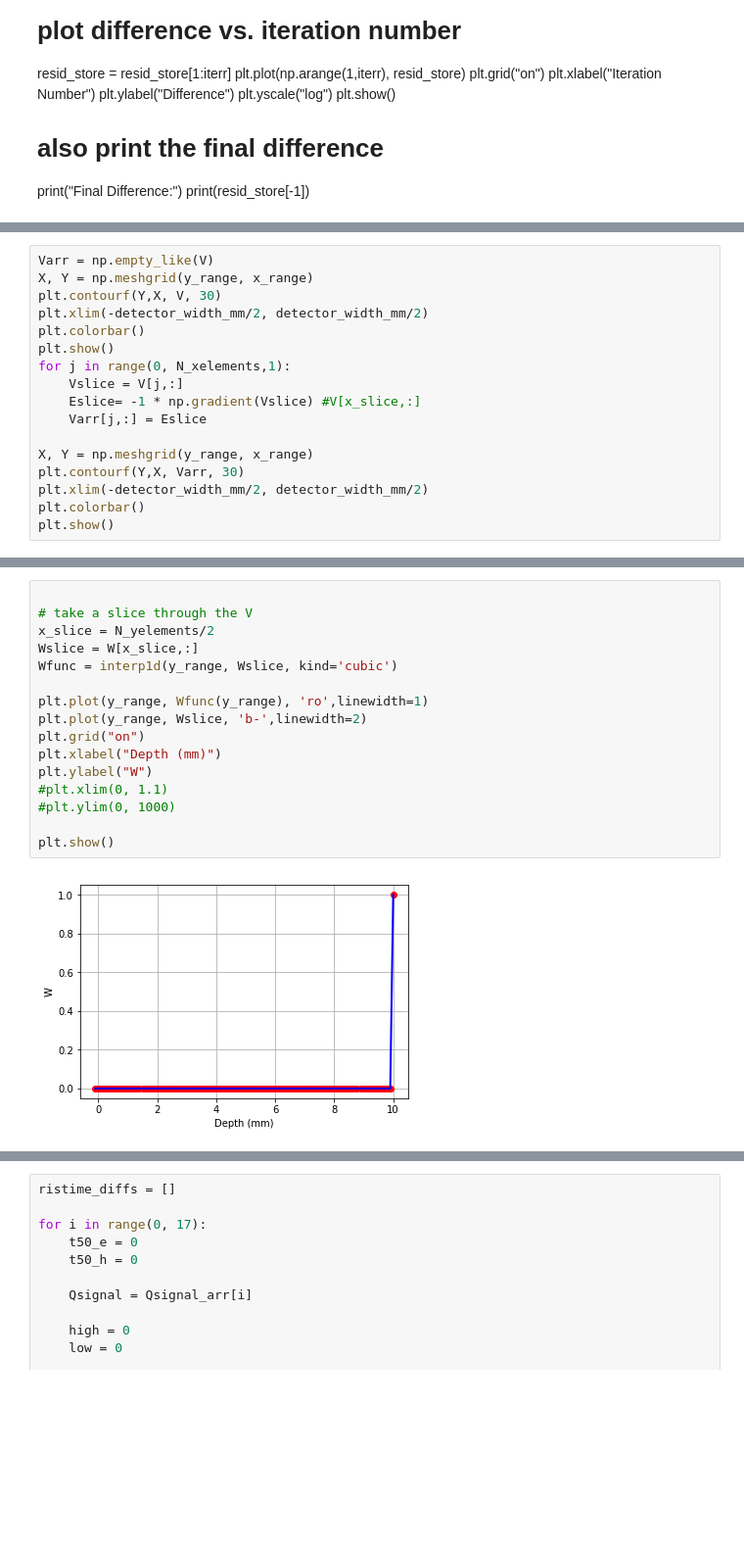
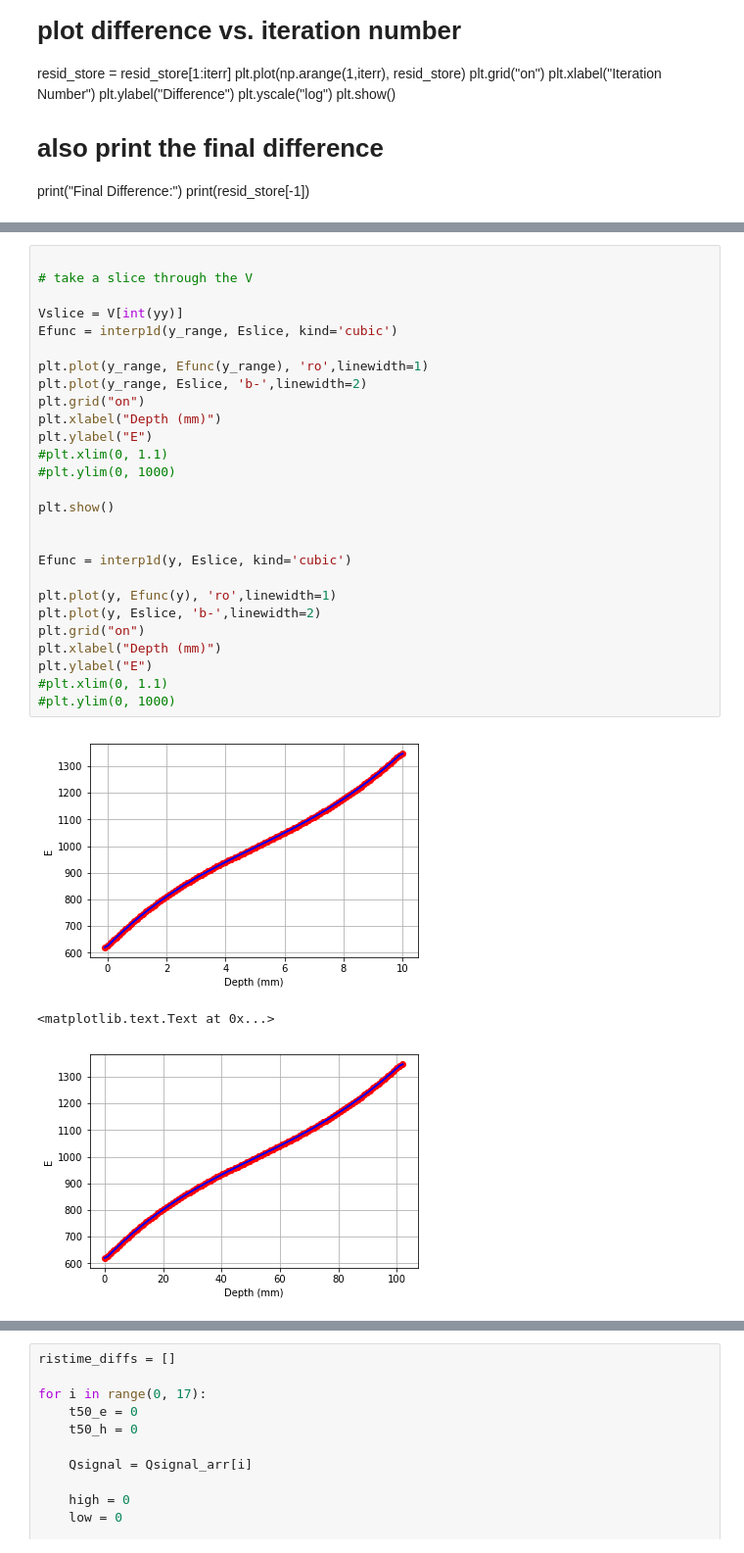
Before and after one commit to jmsz/signals, a Jupyter notebook: wp_3d.ipynb, the cells around one changed output, grey strips where cells are left out. Shown at 98% size. Drawn from its saved outputs; the diff is of its cells as text; blank space fills up the shorter version.

```diff
--- a/wp_3d.ipynb
+++ b/wp_3d.ipynb
@@ -521,17 +437,0 @@ plt.colorbar()
-# %%
-Varr = np.empty_like(V)
-X, Y = np.meshgrid(y_range, x_range)
-plt.contourf(Y,X, V, 30)
-plt.xlim(-detector_width_mm/2, detector_width_mm/2)
-plt.colorbar()
-plt.show()
-for j in range(0, N_xelements,1):
-    Vslice = V[j,:]
-    Eslice= -1 * np.gradient(Vslice) #V[x_slice,:]
-    Varr[j,:] = Eslice
-
-X, Y = np.meshgrid(y_range, x_range)
-plt.contourf(Y,X, Varr, 30)
-plt.xlim(-detector_width_mm/2, detector_width_mm/2)
-plt.colorbar()
-plt.show()
@@ -596,18 +503,31 @@ plt.show()
 # %%
 
 # take a slice through the V
-x_slice = N_yelements/2
-Wslice = W[x_slice,:]
-Wfunc = interp1d(y_range, Wslice, kind='cubic')
 
-plt.plot(y_range, Wfunc(y_range), 'ro',linewidth=1)
-plt.plot(y_range, Wslice, 'b-',linewidth=2)
+Vslice = V[int(yy)]
+Efunc = interp1d(y_range, Eslice, kind='cubic')
+
+plt.plot(y_range, Efunc(y_range), 'ro',linewidth=1)
+plt.plot(y_range, Eslice, 'b-',linewidth=2)
 plt.grid("on")
 plt.xlabel("Depth (mm)")
-plt.ylabel("W")
+plt.ylabel("E")
 #plt.xlim(0, 1.1)
 #plt.ylim(0, 1000)
 
 plt.show()
+
+
+Efunc = interp1d(y, Eslice, kind='cubic')
+
+plt.plot(y, Efunc(y), 'ro',linewidth=1)
+plt.plot(y, Eslice, 'b-',linewidth=2)
+plt.grid("on")
+plt.xlabel("Depth (mm)")
+plt.ylabel("E")
+#plt.xlim(0, 1.1)
+#plt.ylim(0, 1000)
 # %% [output]
-[figure, old version]
+[figure, new version]
+<matplotlib.text.Text at 0x...>
+[figure, added]
```
Also changed, not shown: parts of 47 cells of this notebook.
